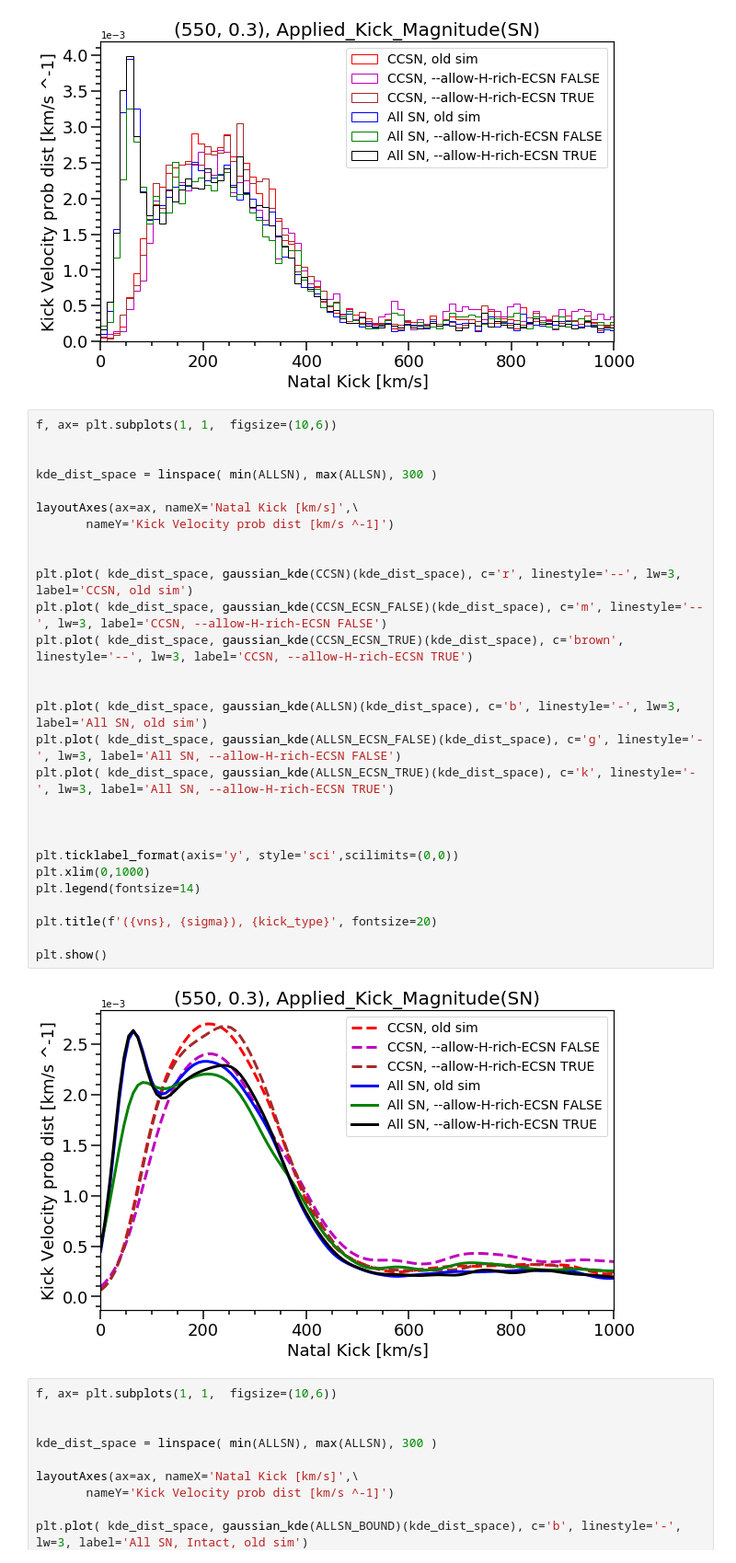
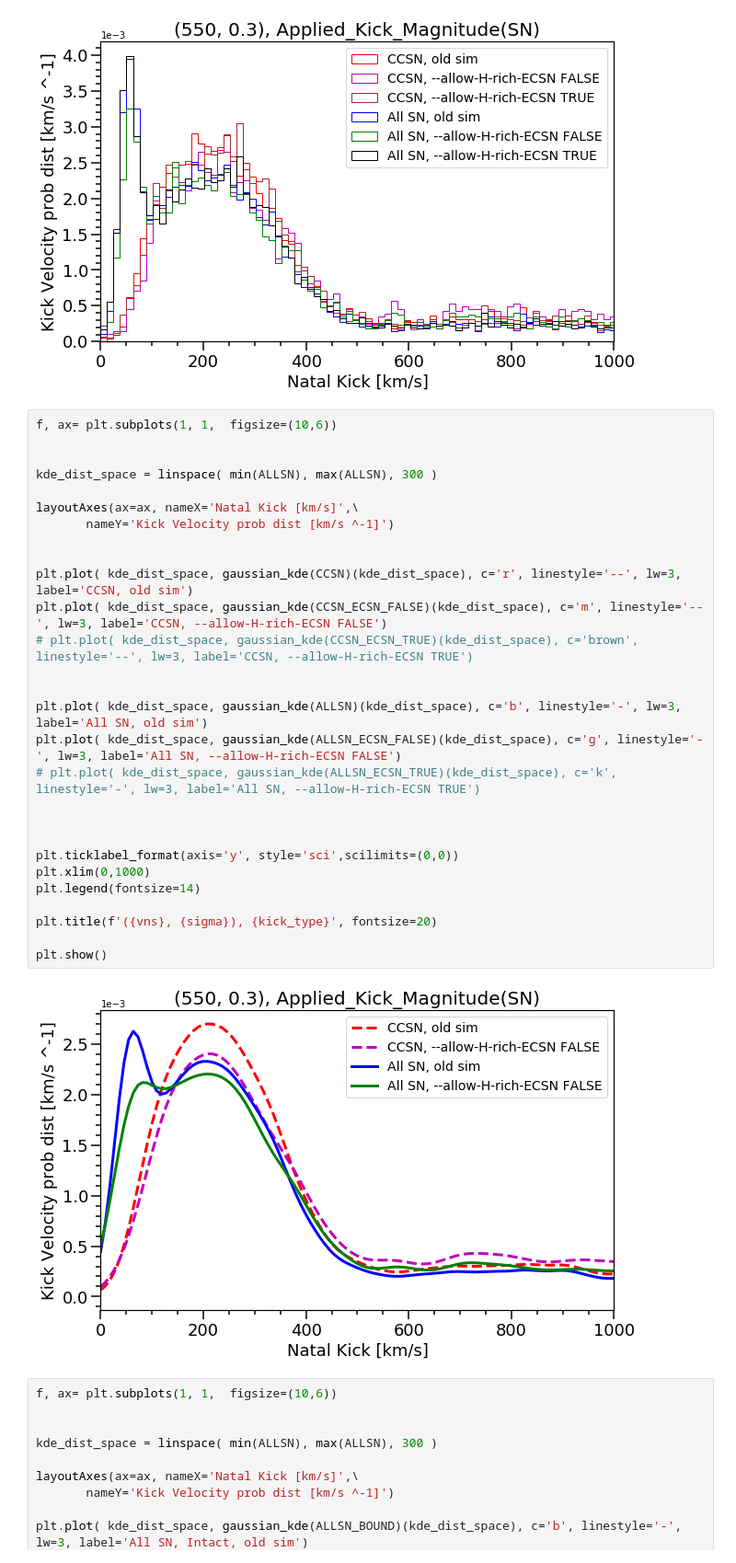
Before and after one commit to veome22/supernova_remnant_prescription, a Jupyter notebook: FRONTERA_kick_dist_plots_compas_BSE.ipynb, the cells around one changed output. Shown at 92% size. Drawn from its saved outputs; the diff is of its cells as text.

```diff
--- a/FRONTERA_kick_dist_plots_compas_BSE.ipynb
+++ b/FRONTERA_kick_dist_plots_compas_BSE.ipynb
@@ -549,33 +549,33 @@ plt.show()
 # %%
 f, ax= plt.subplots(1, 1,  figsize=(10,6))
 
 
 kde_dist_space = linspace( min(ALLSN), max(ALLSN), 300 )
 
 layoutAxes(ax=ax, nameX='Natal Kick [km/s]',\
        nameY='Kick Velocity prob dist [km/s ^-1]')
 
 
 plt.plot( kde_dist_space, gaussian_kde(CCSN)(kde_dist_space), c='r', linestyle='--', lw=3, label='CCSN, old sim')
 plt.plot( kde_dist_space, gaussian_kde(CCSN_ECSN_FALSE)(kde_dist_space), c='m', linestyle='--', lw=3, label='CCSN, --allow-H-rich-ECSN FALSE')
-plt.plot( kde_dist_space, gaussian_kde(CCSN_ECSN_TRUE)(kde_dist_space), c='brown', linestyle='--', lw=3, label='CCSN, --allow-H-rich-ECSN TRUE')
+# plt.plot( kde_dist_space, gaussian_kde(CCSN_ECSN_TRUE)(kde_dist_space), c='brown', linestyle='--', lw=3, label='CCSN, --allow-H-rich-ECSN TRUE')
 
 
 plt.plot( kde_dist_space, gaussian_kde(ALLSN)(kde_dist_space), c='b', linestyle='-', lw=3, label='All SN, old sim')
 plt.plot( kde_dist_space, gaussian_kde(ALLSN_ECSN_FALSE)(kde_dist_space), c='g', linestyle='-', lw=3, label='All SN, --allow-H-rich-ECSN FALSE')
-plt.plot( kde_dist_space, gaussian_kde(ALLSN_ECSN_TRUE)(kde_dist_space), c='k', linestyle='-', lw=3, label='All SN, --allow-H-rich-ECSN TRUE')
+# plt.plot( kde_dist_space, gaussian_kde(ALLSN_ECSN_TRUE)(kde_dist_space), c='k', linestyle='-', lw=3, label='All SN, --allow-H-rich-ECSN TRUE')
 
 
 
 plt.ticklabel_format(axis='y', style='sci',scilimits=(0,0))
 plt.xlim(0,1000)
 plt.legend(fontsize=14)
 
 plt.title(f'({vns}, {sigma}), {kick_type}', fontsize=20)
 
 plt.show()
 # %% [output]
-[figure, old version]
+[figure, new version]
 # %%
 f, ax= plt.subplots(1, 1,  figsize=(10,6))
 
```
Also changed, not shown: parts of 4 cells of this notebook.
